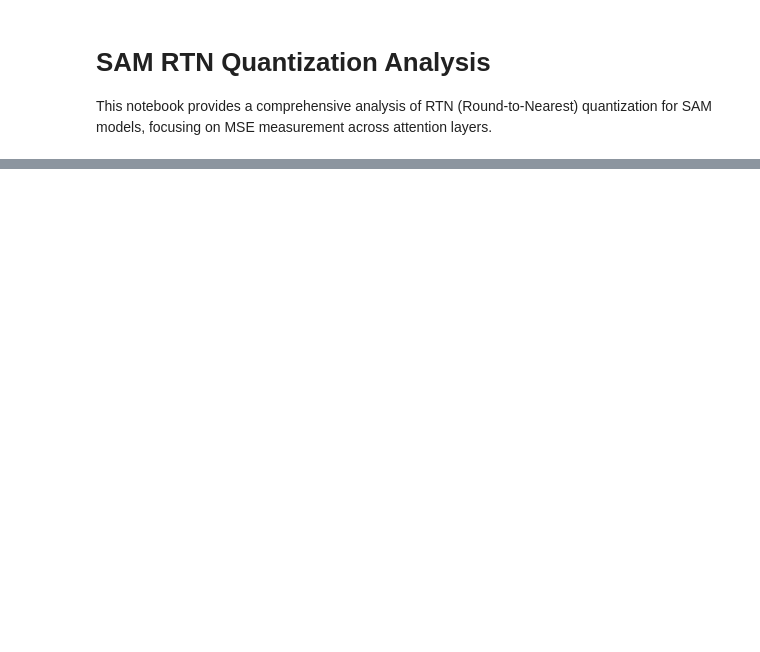
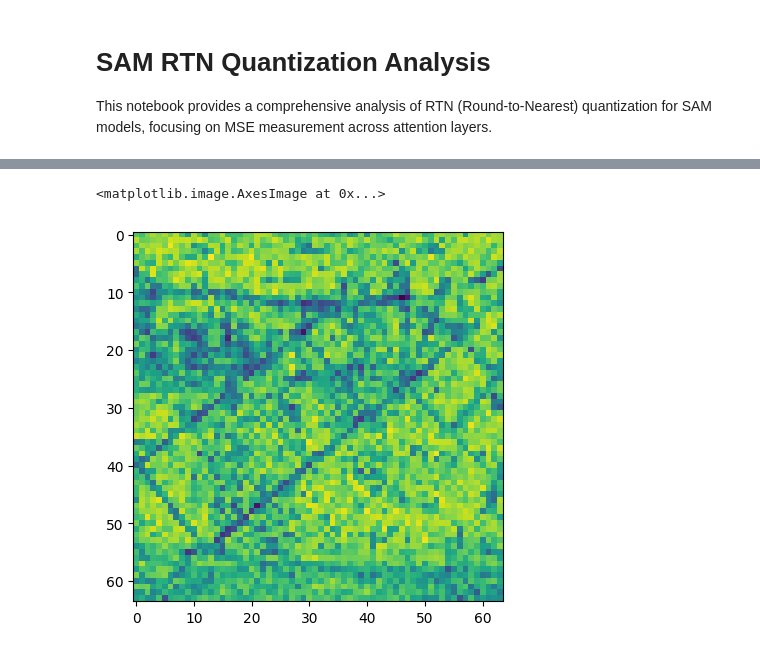
Before and after one commit to hchautran/SAM_Quantization, a Jupyter notebook: encoder.ipynb, the cells around one changed output, grey strips where cells are left out. Saved outputs shown, nothing was run; the diff lists cells and outputs as text; code cells hidden in the pictures; blank space fills up the shorter version.

```diff
--- a/encoder.ipynb
+++ b/encoder.ipynb
@@ -27,0 +173,5 @@ from segment_anything.modeling.image_encoder import (
+# %%
+plt.imshow(energy_scores.reshape(64,64))
+# %% [output]
+<matplotlib.image.AxesImage at 0x...>
+[figure, added]
```
Also changed, not shown: parts of 10 cells of this notebook, 3 other files.
